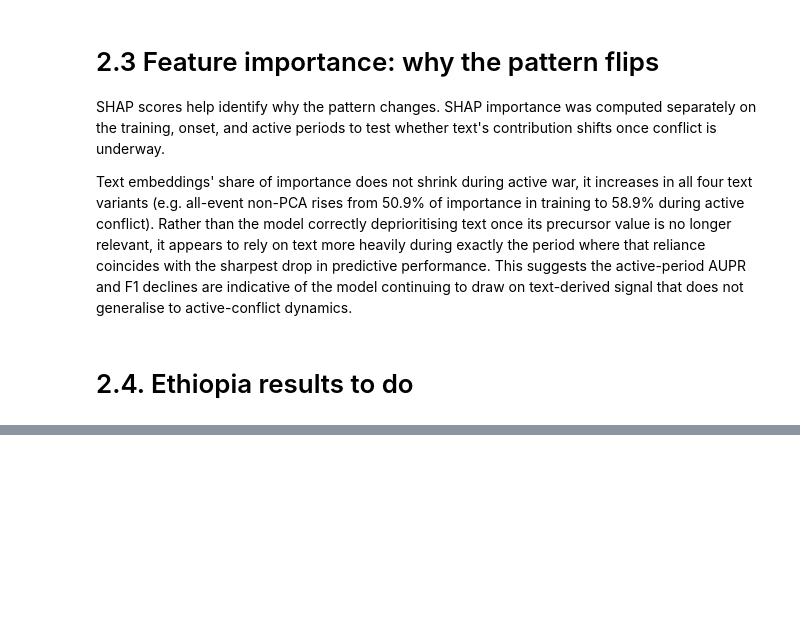
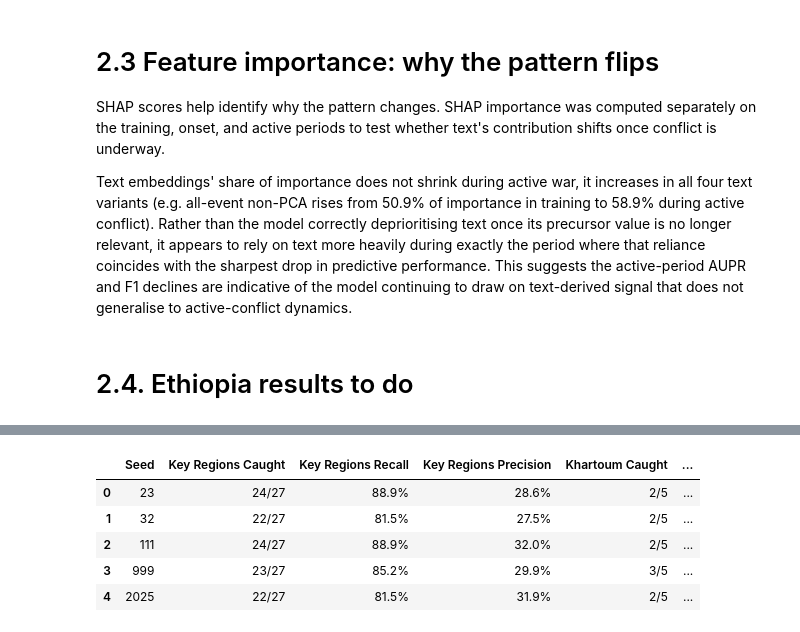
Before and after one commit to eviejones/msc-final-project, a Jupyter notebook: notebooks/03_results.ipynb, the cells around one changed output, grey strips where cells are left out. Drawn from its saved outputs; the diff is of its cells as text; code cells hidden in the pictures; blank space fills up the shorter version.

```diff
--- a/notebooks/03_results.ipynb
+++ b/notebooks/03_results.ipynb
@@ -425,0 +537,43 @@ print(seed_summary)
+# %%
+all_nopca_df = seeds_regional[
+    seeds_regional["model"] == "Model B (all-event text non-PCA)"
+]
+
+stability_rows = []
+for seed, grp in all_nopca_df.groupby("seed"):
+    key_df = grp[grp["region"].isin(KEY_REGIONS)]
+    kh_df = grp[grp["region"] == "Khartoum"]
+
+    # Key Regions calculations
+    k_true = key_df["y_true"].sum()
+    k_pred_pos = (key_df["y_pred"] == 1).sum()
+    k_caught = ((key_df["y_true"] == 1) & (key_df["y_pred"] == 1)).sum()
+    k_recall = k_caught / k_true if k_true else 0.0
+    k_precision = k_caught / k_pred_pos if k_pred_pos else 0.0
+
+    # Khartoum calculations
+    kh_true = kh_df["y_true"].sum()
+    kh_pred_pos = (kh_df["y_pred"] == 1).sum()
+    kh_caught = ((kh_df["y_true"] == 1) & (kh_df["y_pred"] == 1)).sum()
+    kh_recall = kh_caught / kh_true if kh_true else 0.0
+    kh_precision = kh_caught / kh_pred_pos if kh_pred_pos else 0.0
+
+    stability_rows.append({
+        "Seed": seed,
+        "Key Regions Caught": f"{k_caught}/{k_true}",
+        "Key Regions Recall": f"{k_recall * 100:.1f}%",
+        "Key Regions Precision": f"{k_precision * 100:.1f}%",
+        "Khartoum Caught": f"{kh_caught}/{kh_true}",
+        "Khartoum Recall": f"{kh_recall * 100:.1f}%",
+        "Khartoum Precision": f"{kh_precision * 100:.1f}%",
+    })
+
+regional_stability_table = pd.DataFrame(stability_rows)
+regional_stability_table
+# %% [output]
+|  | Seed | Key Regions Caught | Key Regions Recall | Key Regions Precision | Khartoum Caught | ... |
+| 0 | 23 | 24/27 | 88.9% | 28.6% | 2/5 | ... |
+| 1 | 32 | 22/27 | 81.5% | 27.5% | 2/5 | ... |
+| 2 | 111 | 24/27 | 88.9% | 32.0% | 2/5 | ... |
+| 3 | 999 | 23/27 | 85.2% | 29.9% | 3/5 | ... |
+| 4 | 2025 | 22/27 | 81.5% | 31.9% | 2/5 | ... |
```
Also changed, not shown: parts of 14 cells of this notebook, 1 other file.
